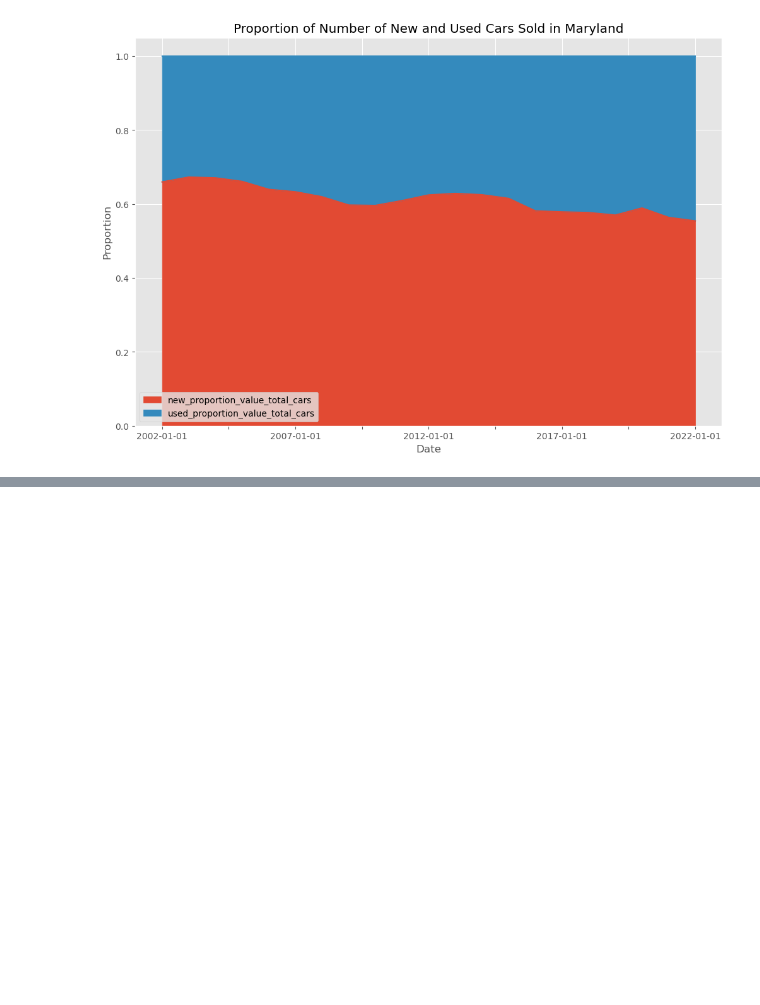
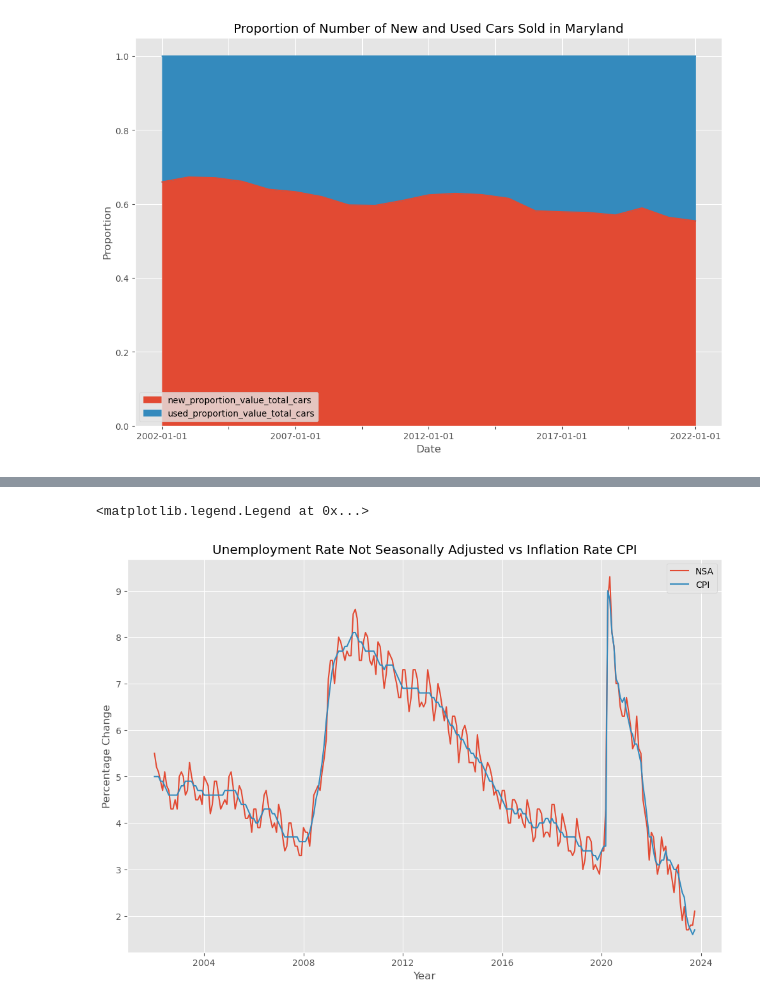
Before and after one commit to bennicholson2/Maryland-Car-Sales-Data, a Jupyter notebook: sales_project_chapters/sales_project_chapter_1.ipynb, the cells around one changed output, grey strips where cells are left out. Saved outputs shown, nothing was run; the diff lists cells and outputs as text; code cells hidden in the pictures; blank space fills up the shorter version.

```diff
--- a/sales_project_chapters/sales_project_chapter_1.ipynb
+++ b/sales_project_chapters/sales_project_chapter_1.ipynb
@@ -325,0 +353,12 @@ plt.show()
+# %%
+plt.xlabel('Year')
+plt.ylabel('Percentage Change')
+plt.title('Unemployment Rate Not Seasonally Adjusted vs Inflation Rate CPI')
+
+plt.plot(monthly_data.index,monthly_data['unemployment_rate_not_sa'],label='NSA')
+plt.plot(monthly_data.index,monthly_data['inflation_rate_cpi'],label='CPI')
+
+plt.legend()
+# %% [output]
+<matplotlib.legend.Legend at 0x...>
+[figure, added]
```
Also changed, not shown: parts of 5 cells of this notebook, 3 other files.
